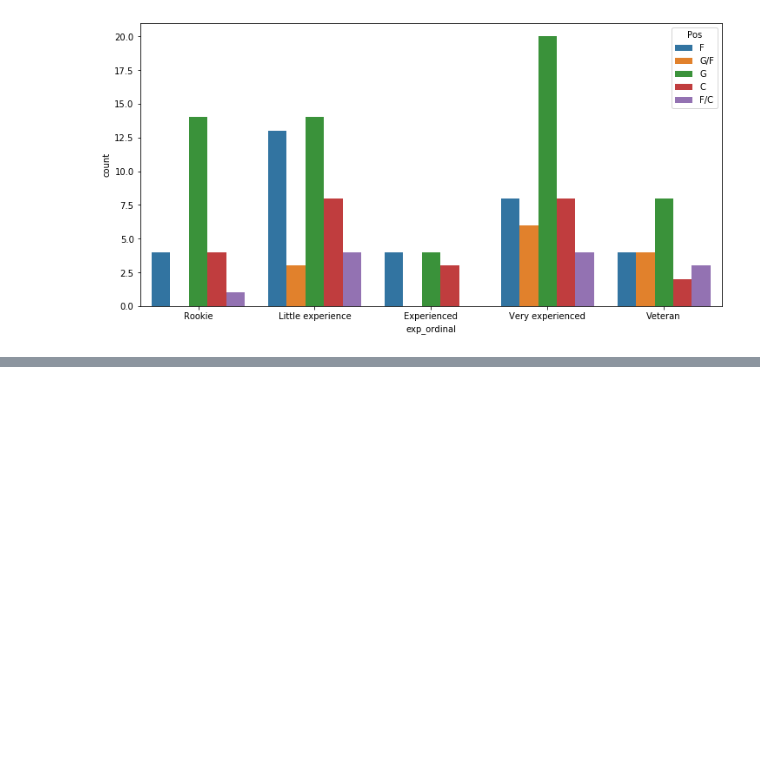
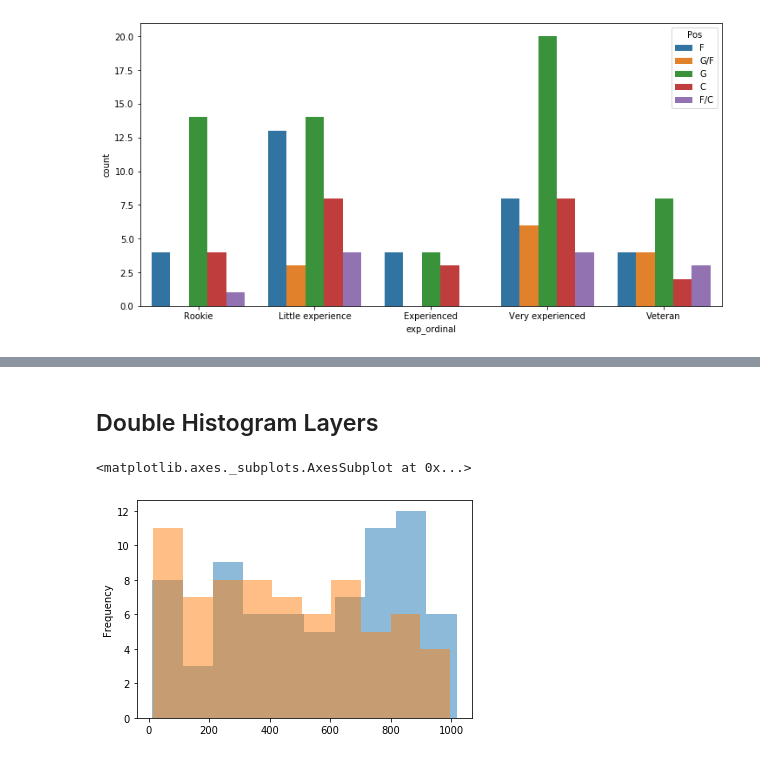
Before and after one commit to dnlsyfq/py_statistics, a Jupyter notebook: StatisticsChap4.ipynb, the cells around one changed output, grey strips where cells are left out. Saved outputs shown, nothing was run; the diff lists cells and outputs as text; code cells hidden in the pictures; blank space fills up the shorter version.

```diff
--- a/StatisticsChap4.ipynb
+++ b/StatisticsChap4.ipynb
@@ -91,0 +101,10 @@ sns.countplot(x='age_ord',
+# %% [markdown]
+## Double Histogram Layers
+# %%
+df[df['Age'] >= 27]['MIN'].plot.hist(label='old',
+                                     alpha=0.5)
+df[df['Age'] < 27]['MIN'].plot.hist(label='young',
+                                   alpha=0.5)
+# %% [output]
+<matplotlib.axes._subplots.AxesSubplot at 0x...>
+[figure, added]
```
Also changed, not shown: parts of 5 cells of this notebook.
